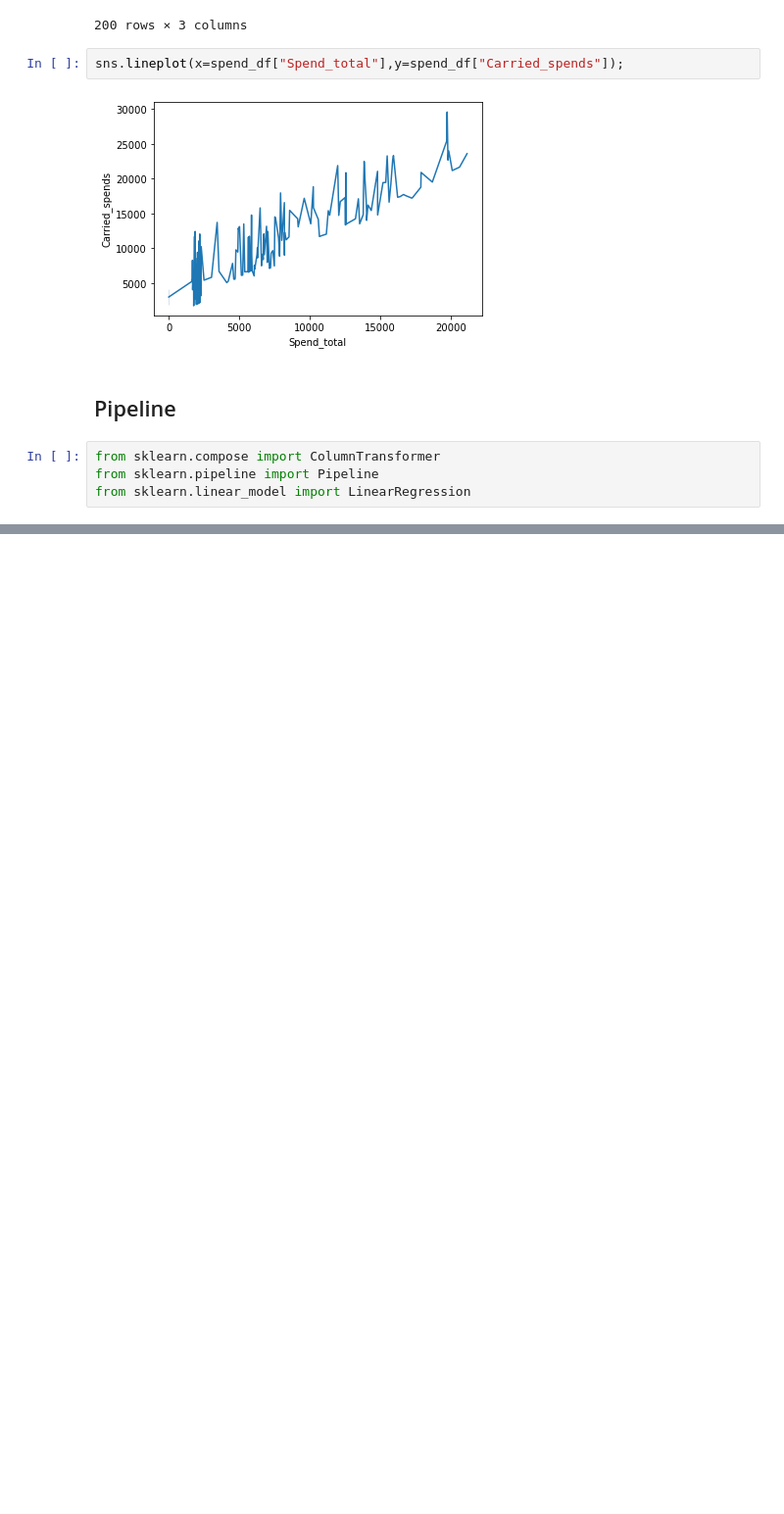
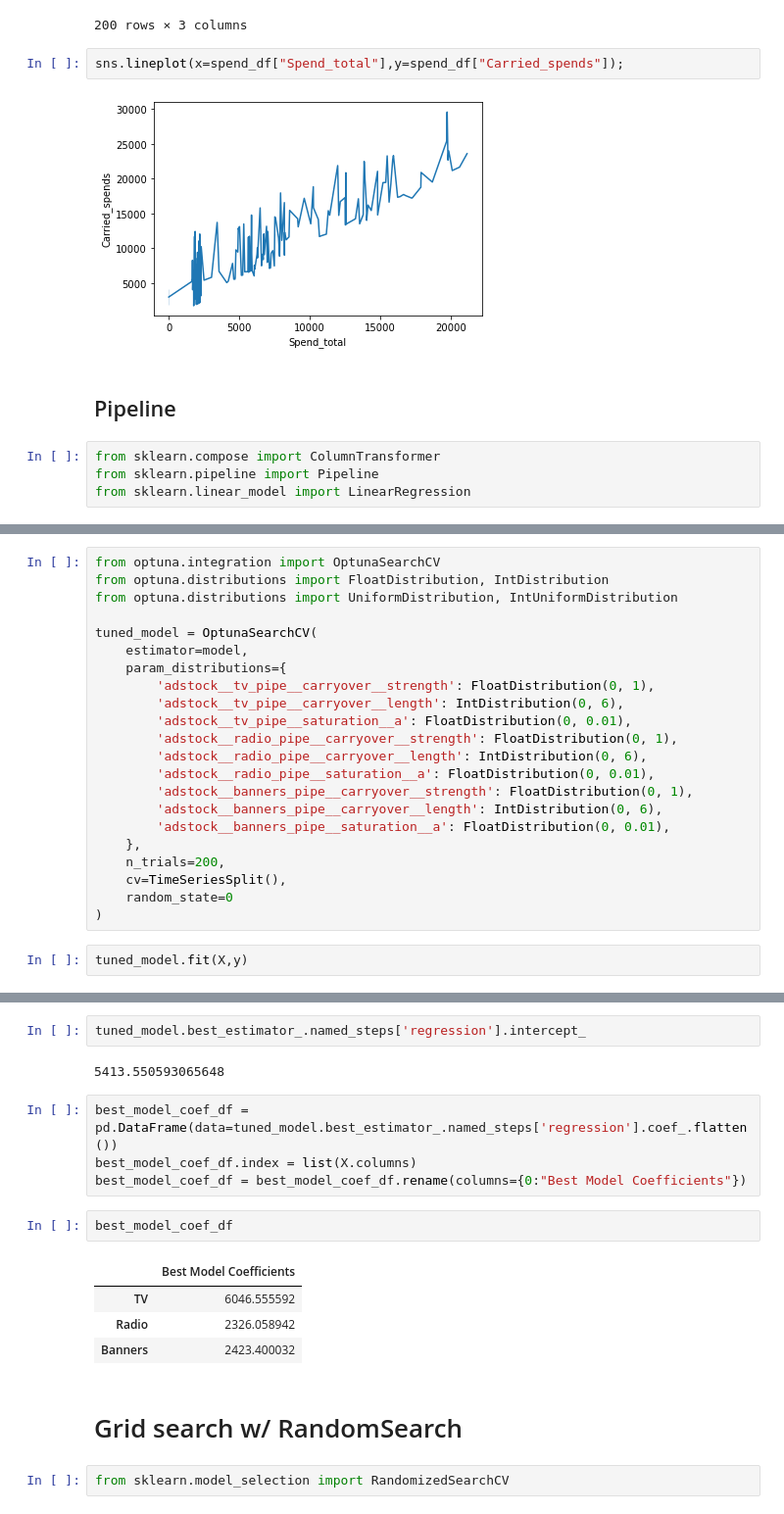
Before and after one commit to zander1268/marketing-mix-modeling, a Jupyter notebook: advanced_linear_regression.ipynb, the cells around one changed output, grey strips where cells are left out. Shown at 98% size. Drawn from its saved outputs; the diff is of its cells as text; blank space fills up the shorter version.

```diff
--- a/advanced_linear_regression.ipynb
+++ b/advanced_linear_regression.ipynb
@@ -160,0 +216,24 @@ model = Pipeline([
+# %%
+from optuna.integration import OptunaSearchCV
+from optuna.distributions import FloatDistribution, IntDistribution
+from optuna.distributions import UniformDistribution, IntUniformDistribution
+
+tuned_model = OptunaSearchCV(
+    estimator=model,
+    param_distributions={
+        'adstock__tv_pipe__carryover__strength': FloatDistribution(0, 1),
+        'adstock__tv_pipe__carryover__length': IntDistribution(0, 6),
+        'adstock__tv_pipe__saturation__a': FloatDistribution(0, 0.01),
+        'adstock__radio_pipe__carryover__strength': FloatDistribution(0, 1),
+        'adstock__radio_pipe__carryover__length': IntDistribution(0, 6),
+        'adstock__radio_pipe__saturation__a': FloatDistribution(0, 0.01),
+        'adstock__banners_pipe__carryover__strength': FloatDistribution(0, 1),
+        'adstock__banners_pipe__carryover__length': IntDistribution(0, 6),
+        'adstock__banners_pipe__saturation__a': FloatDistribution(0, 0.01),
+    },
+    n_trials=200,
+    cv=TimeSeriesSplit(),
+    random_state=0
+)
+# %%
+tuned_model.fit(X,y)
@@ -160,0 +288,19 @@ model = Pipeline([
+# %%
+tuned_model.best_estimator_.named_steps['regression'].intercept_
+# %% [output]
+5413.550593065648
+# %%
+best_model_coef_df = pd.DataFrame(data=tuned_model.best_estimator_.named_steps['regression'].coef_.flatten())
+best_model_coef_df.index = list(X.columns)
+best_model_coef_df = best_model_coef_df.rename(columns={0:"Best Model Coefficients"})
+# %%
+best_model_coef_df
+# %% [output]
+|  | Best Model Coefficients |
+| TV | 6046.555592 |
+| Radio | 2326.058942 |
+| Banners | 2423.400032 |
+# %% [markdown]
+# Grid search w/ RandomSearch
+# %%
+from sklearn.model_selection import RandomizedSearchCV
```
Also changed, not shown: parts of 14 cells of this notebook.
